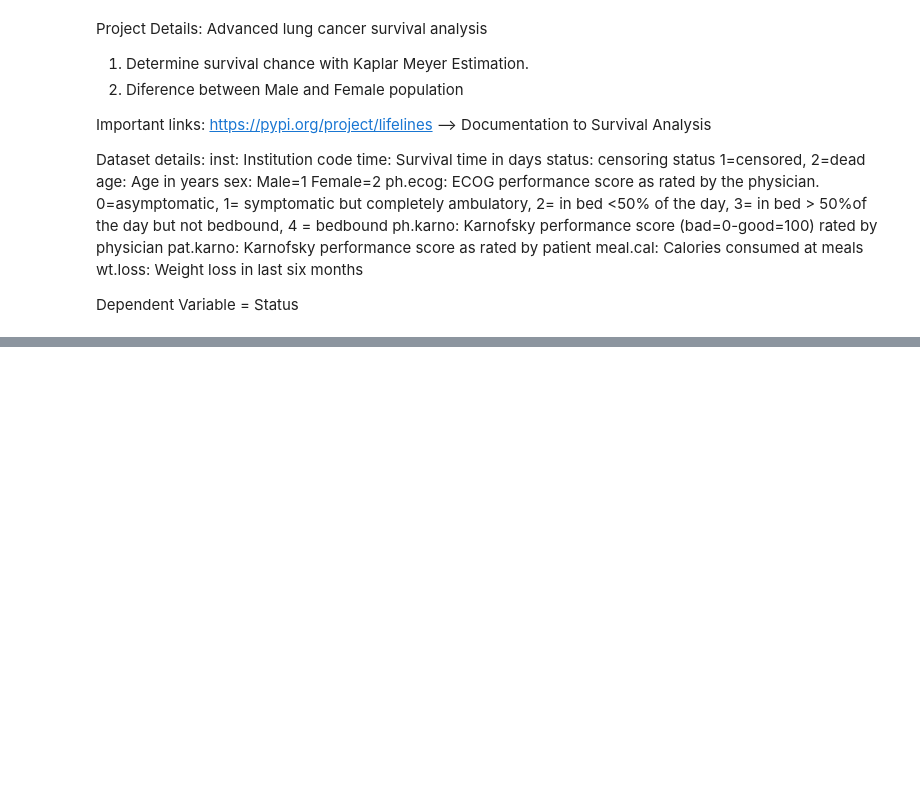
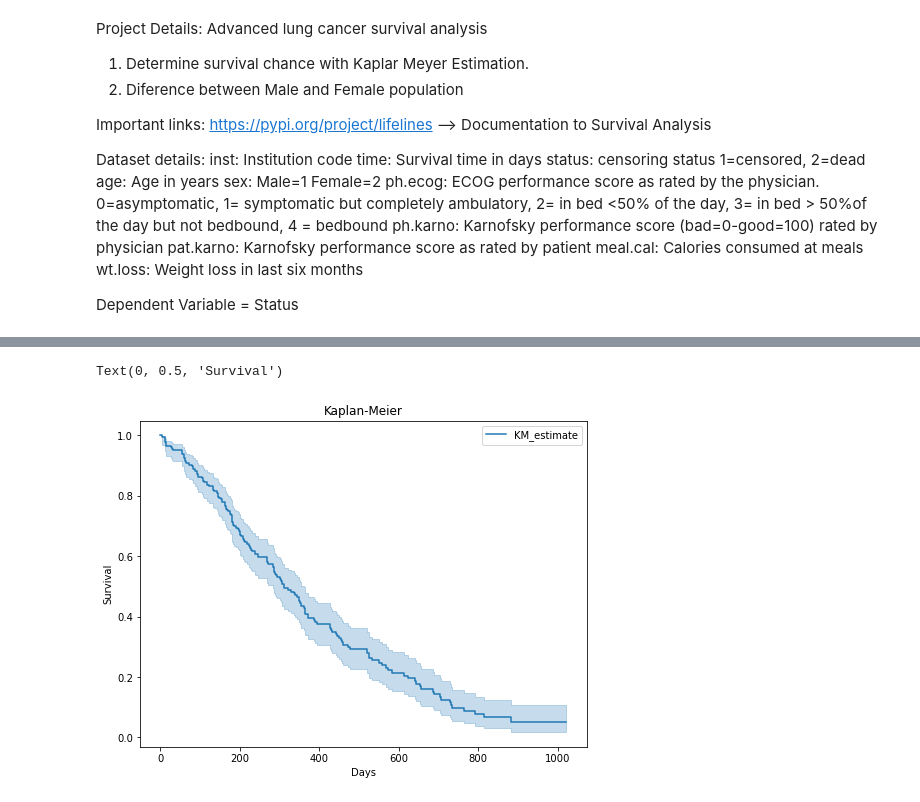
Before and after one commit to drvmuk/data_mining_projects, a Jupyter notebook: lungs_cancer_survival_analytics.ipynb, the cells around one changed output, grey strips where cells are left out. Cells and saved outputs as stored; diff of their text form; code cells hidden in the pictures; blank space fills up the shorter version.

```diff
--- a/lungs_cancer_survival_analytics.ipynb
+++ b/lungs_cancer_survival_analytics.ipynb
@@ -45,0 +68,6 @@ dataset.head()
+# %%
+# Kaplan-Meier estimator
+
+model = KaplanMeierFitter()
+model.fit(durations = dataset.time, event_observed = dataset.status)
+model.event_table
@@ -45,0 +108,9 @@ dataset.head()
+# %%
+# Visualization
+model.plot(figsize=(8,6))
+plt.title('Kaplan-Meier')
+plt.xlabel('Days')
+plt.ylabel('Survival')
+# %% [output]
+Text(0, 0.5, 'Survival')
+[figure, added]
```
Also changed, not shown: parts of 13 cells of this notebook, 5 other files.
